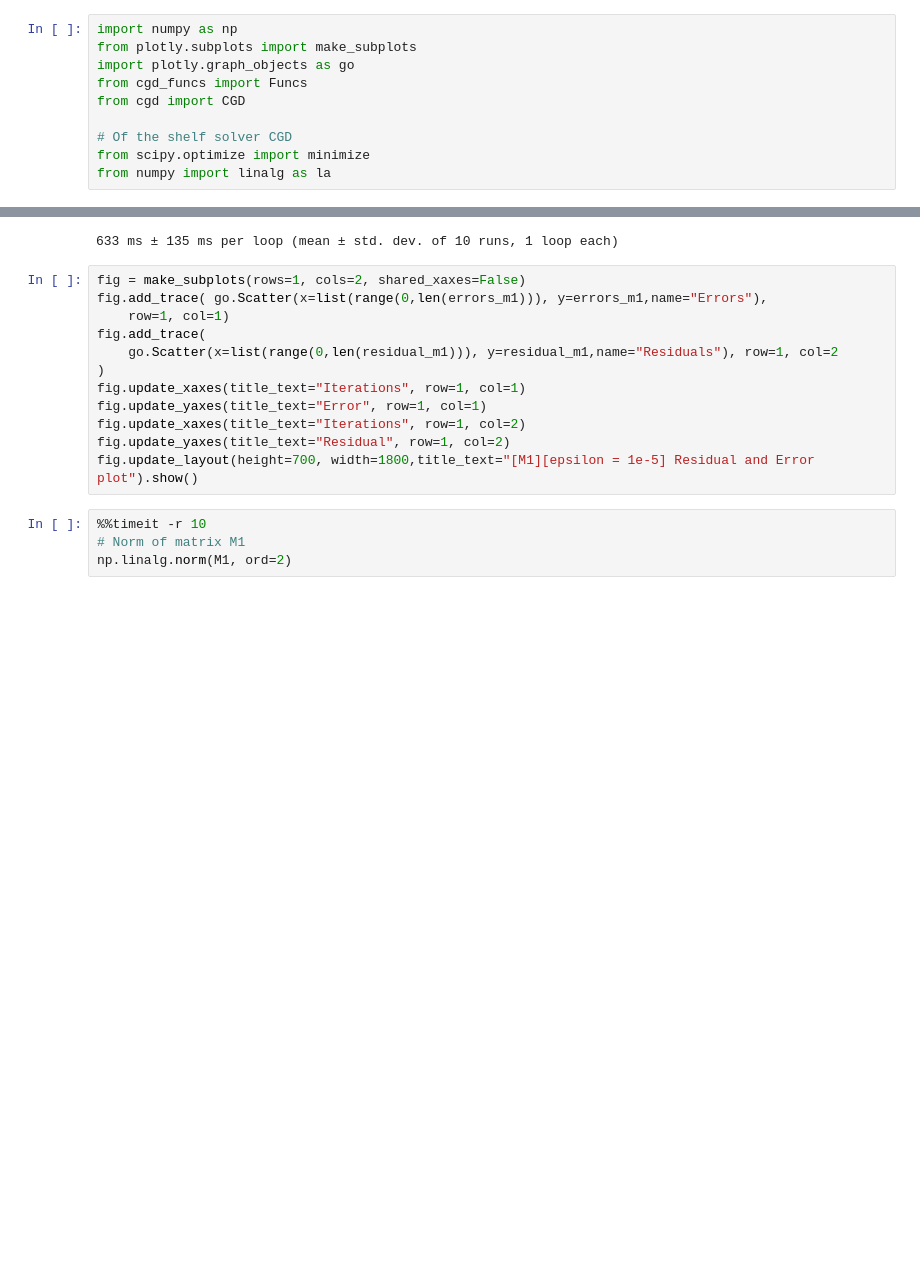
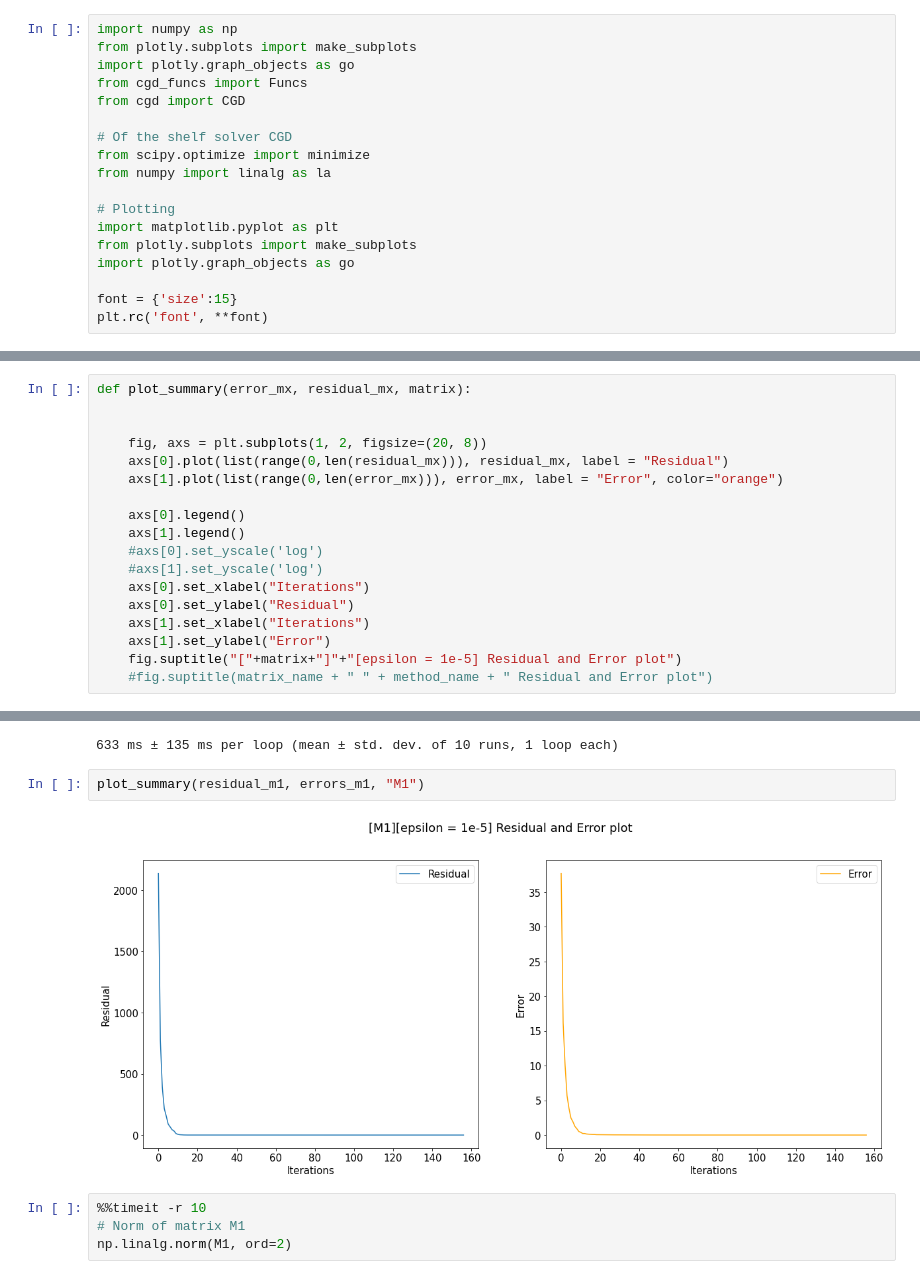
Before and after one commit to joetelila/CM-2Norm_matrix_problem, a Jupyter notebook: CGD/cgd_FR_test.ipynb, the cells around one changed output, grey strips where cells are left out. Saved outputs shown, nothing was run; the diff lists cells and outputs as text; blank space fills up the shorter version.

Commit message:
[cgd] change plot to plt

```diff
--- a/CGD/cgd_FR_test.ipynb
+++ b/CGD/cgd_FR_test.ipynb
@@ -8,6 +8,14 @@ from cgd import CGD
 # Of the shelf solver CGD
 from scipy.optimize import minimize
 from numpy import linalg as la
+
+# Plotting
+import matplotlib.pyplot as plt
+from plotly.subplots import make_subplots
+import plotly.graph_objects as go
+
+font = {'size':15}
+plt.rc('font', **font)
 # %%
 # loading the matrices
 M1 = np.loadtxt('../data/M1.txt')
@@ -45,6 +53,24 @@ def off_shelf_opt(matrix, vector):
     print("Computed Norm: " + str(computed_norm))
     print("True Norm: " + str(correct_norm))
     print("Error: " + str(error))
+# %%
+def plot_summary(error_mx, residual_mx, matrix):
+
+
+    fig, axs = plt.subplots(1, 2, figsize=(20, 8))
+    axs[0].plot(list(range(0,len(residual_mx))), residual_mx, label = "Residual")
+    axs[1].plot(list(range(0,len(error_mx))), error_mx, label = "Error", color="orange")
+
+    axs[0].legend()
+    axs[1].legend()
+    #axs[0].set_yscale('log')
+    #axs[1].set_yscale('log')
+    axs[0].set_xlabel("Iterations")
+    axs[0].set_ylabel("Residual")
+    axs[1].set_xlabel("Iterations")
+    axs[1].set_ylabel("Error")
+    fig.suptitle("["+matrix+"]"+"[epsilon = 1e-5] Residual and Error plot")
+    #fig.suptitle(matrix_name + " " + method_name + " Residual and Error plot")
 # %% [markdown]
 ### M1 - Matrix Test
 # %%
@@ -63,18 +89,10 @@ len(errors_m1)
 cgd_m1.cgd()
 # %% [output]
 633 ms ± 135 ms per loop (mean ± std. dev. of 10 runs, 1 loop each)
-# %%
-fig = make_subplots(rows=1, cols=2, shared_xaxes=False)
-fig.add_trace( go.Scatter(x=list(range(0,len(errors_m1))), y=errors_m1,name="Errors"),
-    row=1, col=1)
-fig.add_trace(
-    go.Scatter(x=list(range(0,len(residual_m1))), y=residual_m1,name="Residuals"), row=1, col=2
-)
-fig.update_xaxes(title_text="Iterations", row=1, col=1)
-fig.update_yaxes(title_text="Error", row=1, col=1)
-fig.update_xaxes(title_text="Iterations", row=1, col=2)
-fig.update_yaxes(title_text="Residual", row=1, col=2)
-fig.update_layout(height=700, width=1800,title_text="[M1][epsilon = 1e-5] Residual and Error plot").show()
+# %%
+plot_summary(residual_m1, errors_m1, "M1")
+# %% [output]
+[figure, added]
 # %%
 %%timeit -r 10
 # Norm of matrix M1
```
Also changed, not shown: parts of 8 cells of this notebook, 8 other files.
